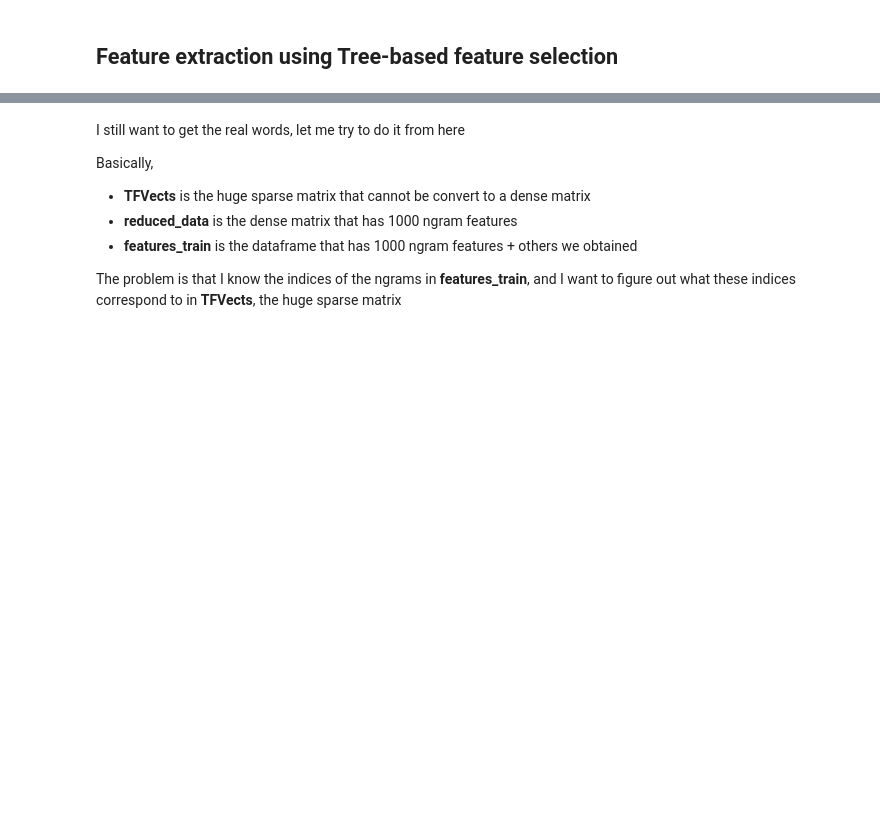
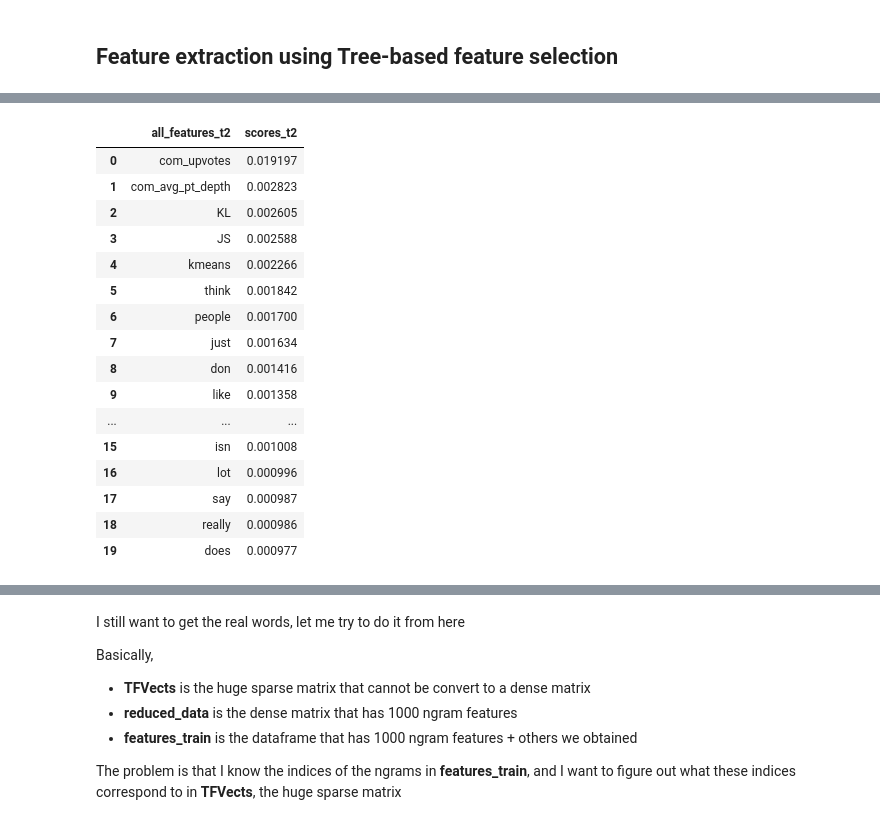
Before and after one commit to shugamoe/changemyview, a Jupyter notebook: cmv_feature_extraction.ipynb, the cells around one changed output, grey strips where cells are left out. Saved outputs shown, nothing was run; the diff lists cells and outputs as text; code cells hidden in the pictures; blank space fills up the shorter version.

```diff
--- a/cmv_feature_extraction.ipynb
+++ b/cmv_feature_extraction.ipynb
@@ -304,12 +373,30 @@ selected_features_t2, scores_t2 = extract_model(tree2_clf)
 # %%
 tf_features_indices_t2 = selected_features_t2[:-5].astype(int)
 all_features_t2  = np.array(TFVectorizer.get_feature_names())[tf_features_indices_t2].tolist()
 all_features_t2.extend(selected_features_t2[-5:])
 #all_features_t1
 
-d = {'selected_features_t2': selected_features_t2, 'scores_t2': scores_t2}
+d = {'all_features_t2': all_features_t2, 'scores_t2': scores_t2}
 F_t2_DF = pd.DataFrame(data = d).sort(columns='scores_t2', axis=0, ascending=False).reset_index(drop = True)
 F_t2_DF.iloc[:20, :]
+# %% [output]
+|  | all_features_t2 | scores_t2 |
+| 0 | com_upvotes | 0.019197 |
+| 1 | com_avg_pt_depth | 0.002823 |
+| 2 | KL | 0.002605 |
+| 3 | JS | 0.002588 |
+| 4 | kmeans | 0.002266 |
+| 5 | think | 0.001842 |
+| 6 | people | 0.001700 |
+| 7 | just | 0.001634 |
+| 8 | don | 0.001416 |
+| 9 | like | 0.001358 |
+| ... | ... | ... |
+| 15 | isn | 0.001008 |
+| 16 | lot | 0.000996 |
+| 17 | say | 0.000987 |
+| 18 | really | 0.000986 |
+| 19 | does | 0.000977 |
 # %%
 F_DF = pd.concat([F_f_DF, F_m_DF, F_t1_DF.iloc[:20, :], F_t2_DF.iloc[:20, :]], axis =1)
 F_DF
```
Also changed, not shown: parts of 16 cells of this notebook, 1 other file.
